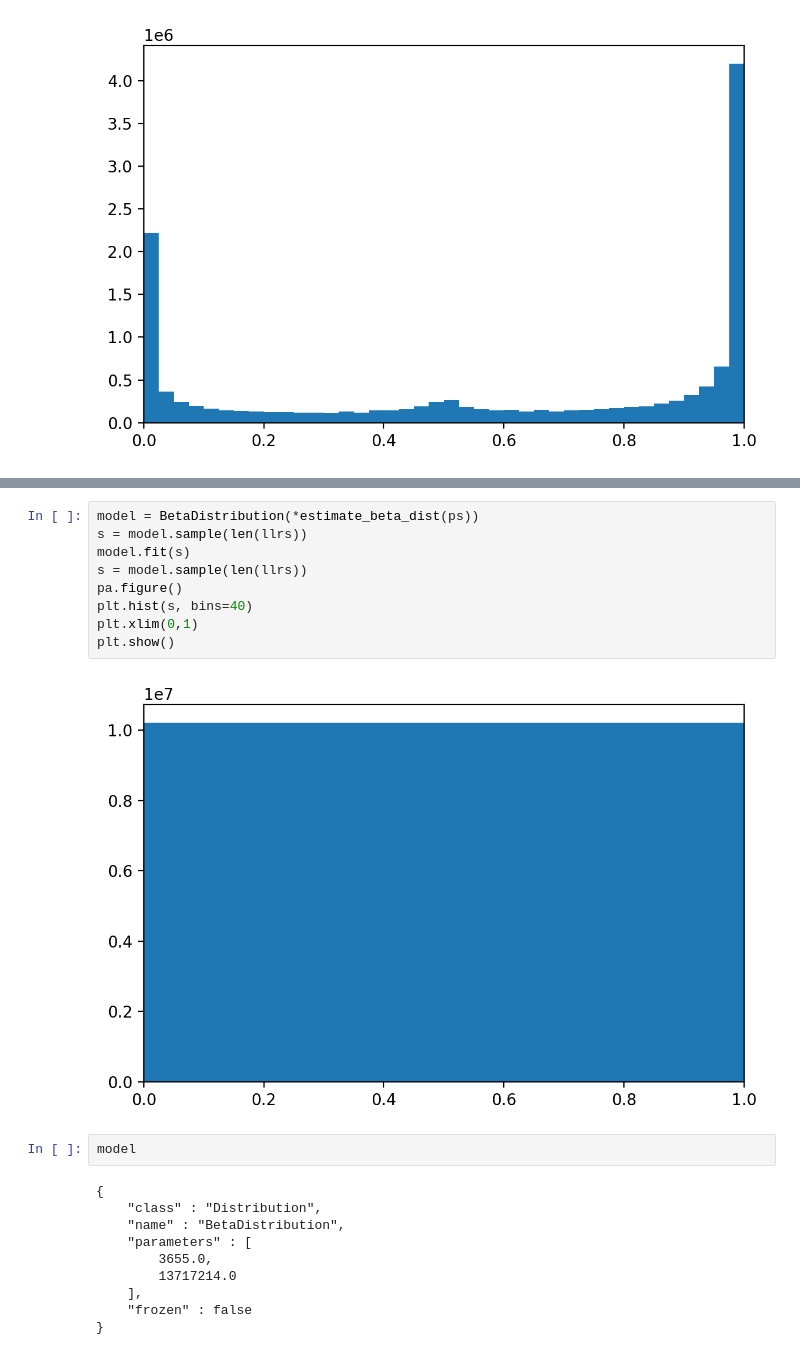
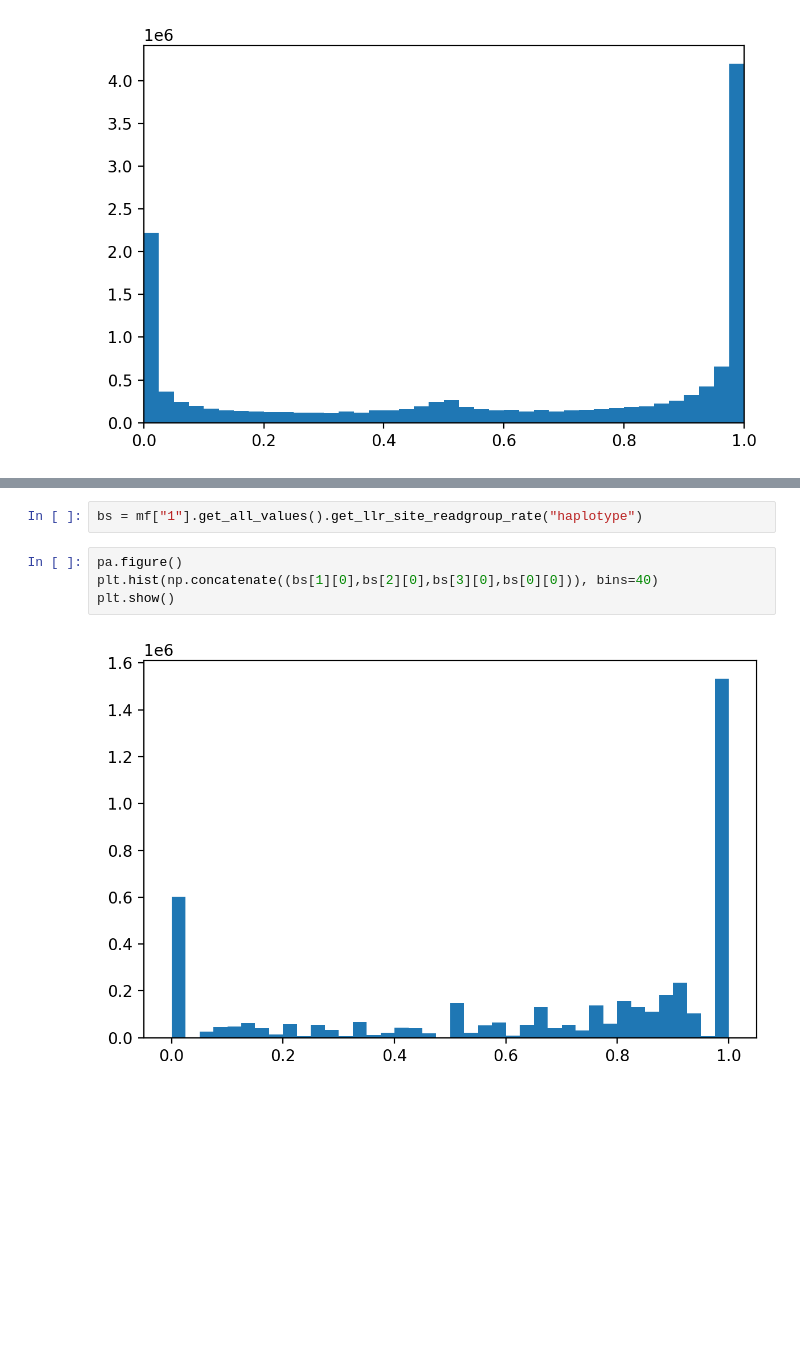
Before and after one commit to snajder-r/benchmark_meth5, a Jupyter notebook: notebooks/nanopolish_simulator.ipynb, the cells around one changed output, grey strips where cells are left out. Cells and saved outputs as stored; diff of their text form; blank space fills up the shorter version.

```diff
--- a/notebooks/nanopolish_simulator.ipynb
+++ b/notebooks/nanopolish_simulator.ipynb
@@ -138,23 +90,8 @@ test = scipy.stats.beta.pdf(np.clip(ps, 1e-10, 1-1e-10), *estimate_beta_dist(ps)
-# %%
-model = BetaDistribution(*estimate_beta_dist(ps))
-s = model.sample(len(llrs))
-model.fit(s)
-s = model.sample(len(llrs))
-pa.figure()
-plt.hist(s, bins=40)
-plt.xlim(0,1)
-plt.show()
-# %% [output]
-[figure, removed]
-# %%
-model
-# %% [output]
-{
-    "class" : "Distribution",
-    "name" : "BetaDistribution",
-    "parameters" : [
-        3655.0,
-        13717214.0
-    ],
-    "frozen" : false
-}
+# %%
+bs = mf["1"].get_all_values().get_llr_site_readgroup_rate("haplotype")
+# %%
+pa.figure()
+plt.hist(np.concatenate((bs[1][0],bs[2][0],bs[3][0],bs[0][0])), bins=40)
+plt.show()
+# %% [output]
+[figure, added]
```
Also changed, not shown: parts of 19 cells of this notebook.
